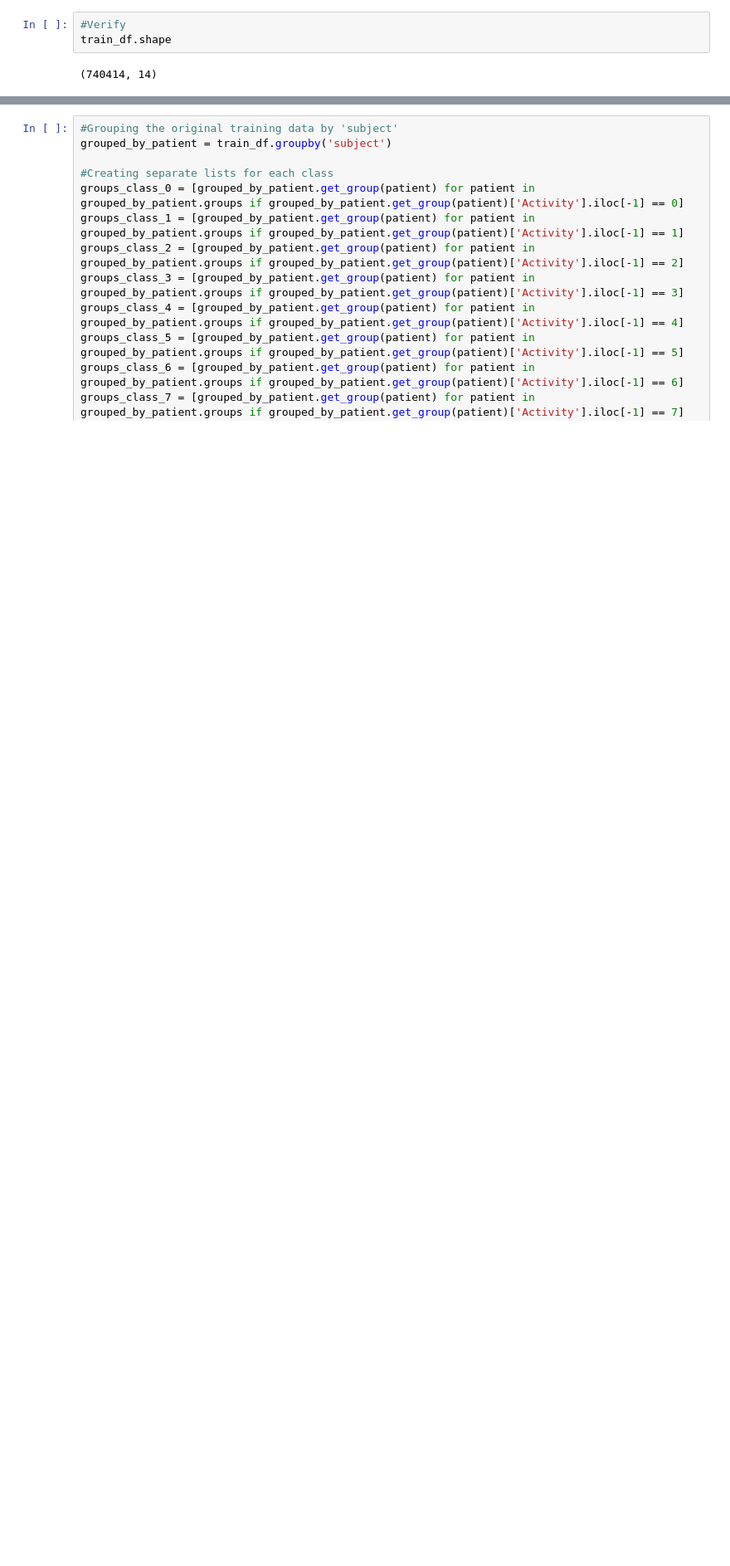
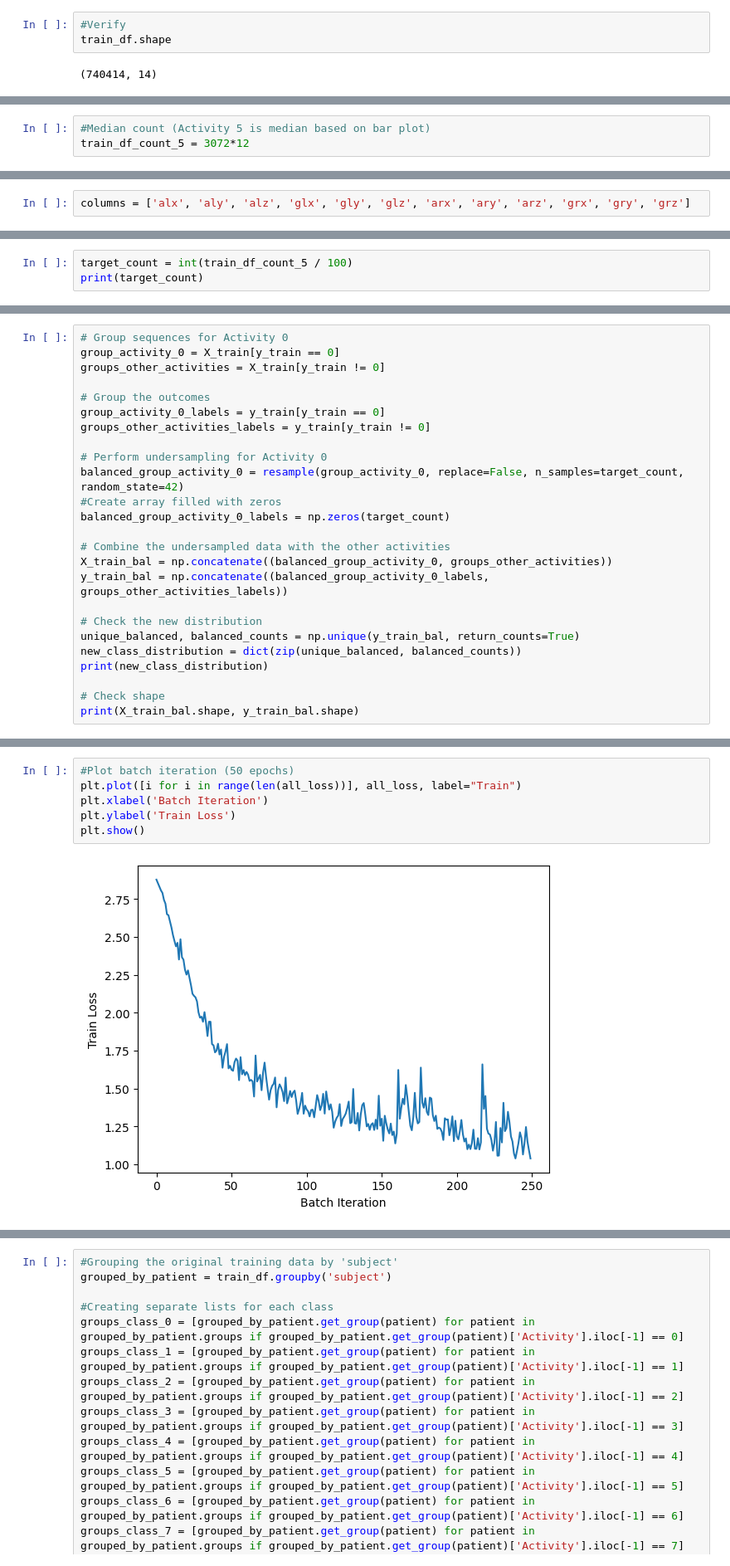
Before and after one commit to rohinidat/2-CHL5230-F23, a Jupyter notebook: Rohini_Datta_RNN_Datathon_5.ipynb, the cells around one changed output, grey strips where cells are left out. Shown at 83% size. Saved outputs shown, nothing was run; the diff lists cells and outputs as text; blank space fills up the shorter version.

```diff
--- a/Rohini_Datta_RNN_Datathon_5.ipynb
+++ b/Rohini_Datta_RNN_Datathon_5.ipynb
@@ -282,0 +295,3 @@ dtype: int64
+# %%
+#Median count (Activity 5 is median based on bar plot)
+train_df_count_5 = 3072*12
@@ -282,0 +306,2 @@ dtype: int64
+# %%
+columns = ['alx', 'aly', 'alz', 'glx', 'gly', 'glz', 'arx', 'ary', 'arz', 'grx', 'gry', 'grz']
@@ -282,0 +327,3 @@ dtype: int64
+# %%
+target_count = int(train_df_count_5 / 100)
+print(target_count)
@@ -282,0 +332,25 @@ dtype: int64
+# %%
+# Group sequences for Activity 0
+group_activity_0 = X_train[y_train == 0]
+groups_other_activities = X_train[y_train != 0]
+
+# Group the outcomes
+group_activity_0_labels = y_train[y_train == 0]
+groups_other_activities_labels = y_train[y_train != 0]
+
+# Perform undersampling for Activity 0
+balanced_group_activity_0 = resample(group_activity_0, replace=False, n_samples=target_count, random_state=42)
+#Create array filled with zeros
+balanced_group_activity_0_labels = np.zeros(target_count)
+
+# Combine the undersampled data with the other activities
+X_train_bal = np.concatenate((balanced_group_activity_0, groups_other_activities))
+y_train_bal = np.concatenate((balanced_group_activity_0_labels, groups_other_activities_labels))
+
+# Check the new distribution
+unique_balanced, balanced_counts = np.unique(y_train_bal, return_counts=True)
+new_class_distribution = dict(zip(unique_balanced, balanced_counts))
+print(new_class_distribution)
+
+# Check shape
+print(X_train_bal.shape, y_train_bal.shape)
@@ -282,0 +511,8 @@ dtype: int64
+# %%
+#Plot batch iteration (50 epochs)
+plt.plot([i for i in range(len(all_loss))], all_loss, label="Train")
+plt.xlabel('Batch Iteration')
+plt.ylabel('Train Loss')
+plt.show()
+# %% [output]
+[figure, added]
```
Also changed, not shown: parts of 20 cells of this notebook.
